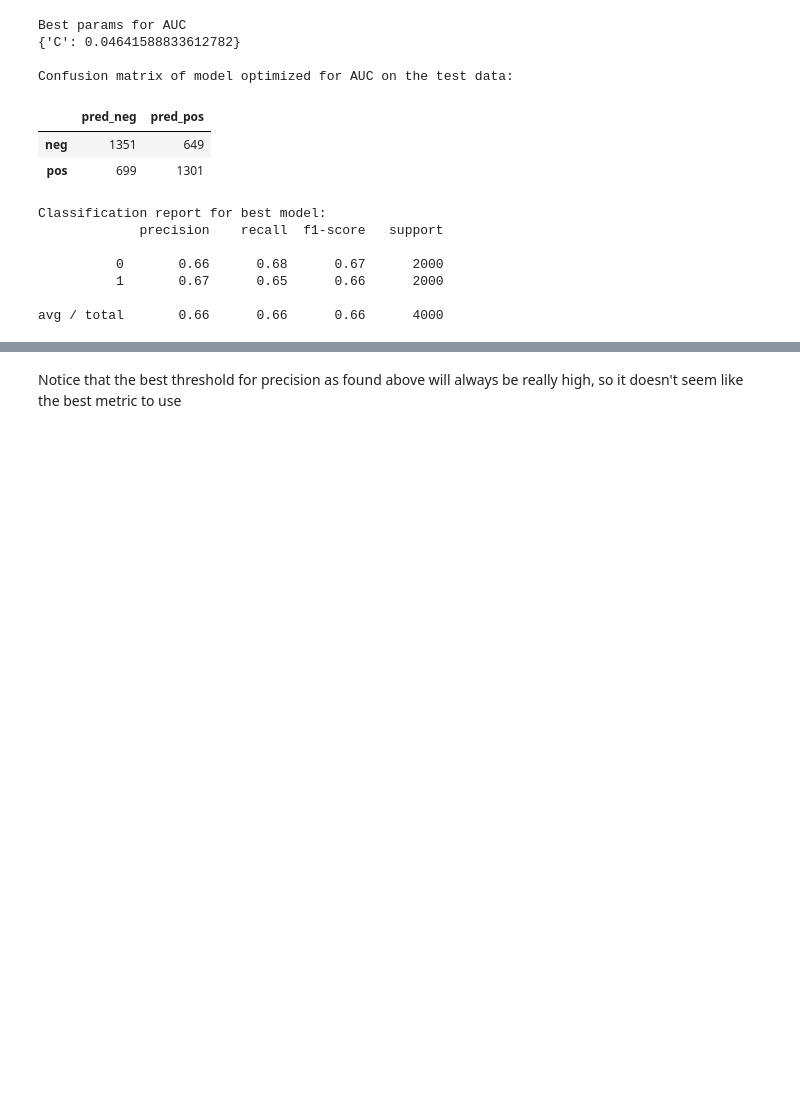
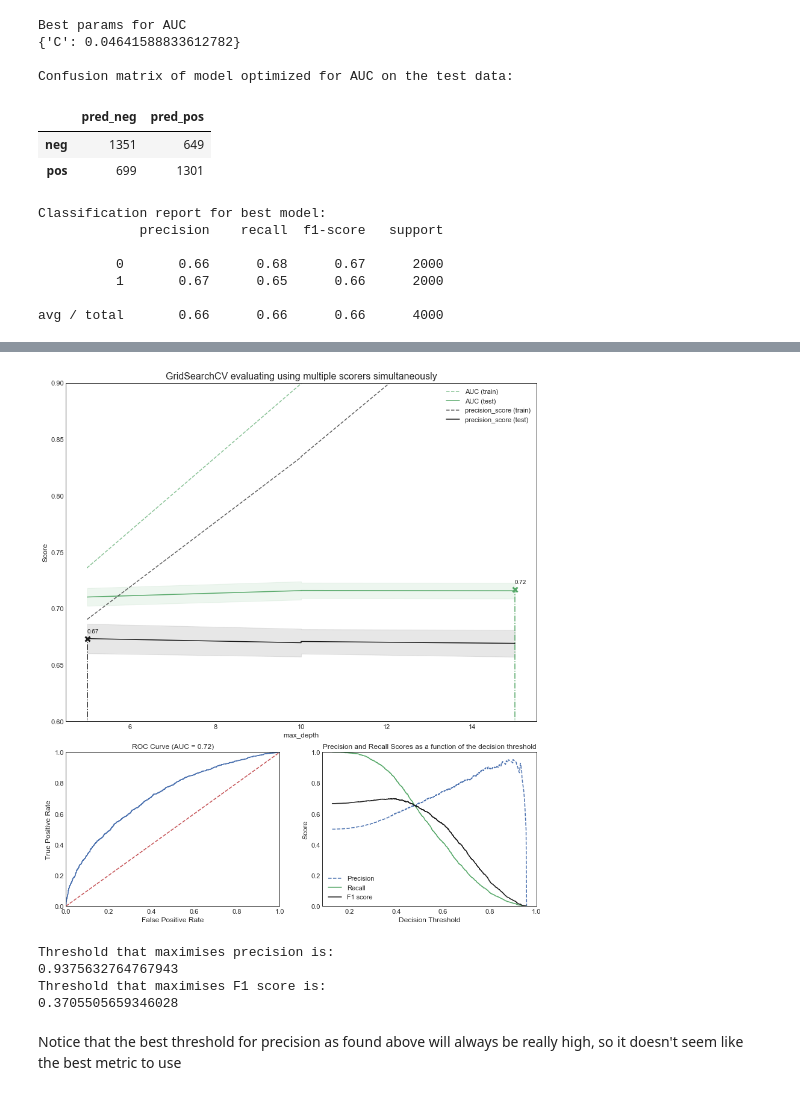
Before and after one commit to genagibson/cs109a_LendingClub, a Jupyter notebook: notebooks/others/Playing with models GG V3.ipynb, the cells around one changed output, grey strips where cells are left out. Cells and saved outputs as stored; diff of their text form; code cells hidden in the pictures; blank space fills up the shorter version.

```diff
--- a/notebooks/others/Playing with models GG V3.ipynb
+++ b/notebooks/others/Playing with models GG V3.ipynb
@@ -559,7 +567,26 @@ ax2.legend(loc = "best");
+# %%
+# Try on the random forest
+
+plot_scorers(model = random_forest,
+             param_to_plot = "max_depth")
+# %% [output]
+[figure, added]
 # %%
 # --------------------------
 # Find the best thresholds to maximise precision and F1 scores
 # --------------------------
+grid_search = logistic_L2
+results = grid_search.cv_results_ # Get the CV results to show error bars
+best_model = grid_search.best_estimator_
+
+# --------------------------
+# Retrieve predicted probabilities for the best model &
+# Get performance for different thresholds
+# --------------------------
+y_test_pred_prob = best_model.predict_proba(X_test)[:,1] # Predicted probabilities on the test set
+fpr, tpr, thresholds_roc = roc_curve(y_test, y_test_pred_prob) # See https://scikit-learn.org/stable/modules/generated/sklearn.metrics.roc_curve.html
+p, r, thresholds = precision_recall_curve(y_test, y_test_pred_prob)
+F1 = 2*(p[:-1]*r[:-1])/(p[:-1]+r[:-1])
 
 best_threshold_index = np.argmax(p)
 best_threshold_precision = 1 if best_threshold_index == 0 else thresholds[ best_threshold_index ]
@@ -571,6 +598,11 @@ best_threshold_index = np.argmax(F1)
 best_threshold_F1 = 1 if best_threshold_index == 0 else thresholds[ best_threshold_index ]
 print("Threshold that maximises F1 score is:")
 print(best_threshold_F1)
+# %% [output]
+Threshold that maximises precision is:
+0.9375632764767943
+Threshold that maximises F1 score is:
+0.3705505659346028
 # %% [markdown]
 Notice that the best threshold for precision as found above will always be really high, so it doesn't seem like the best metric to use
 # %%
```
Also changed, not shown: parts of 8 cells of this notebook.
